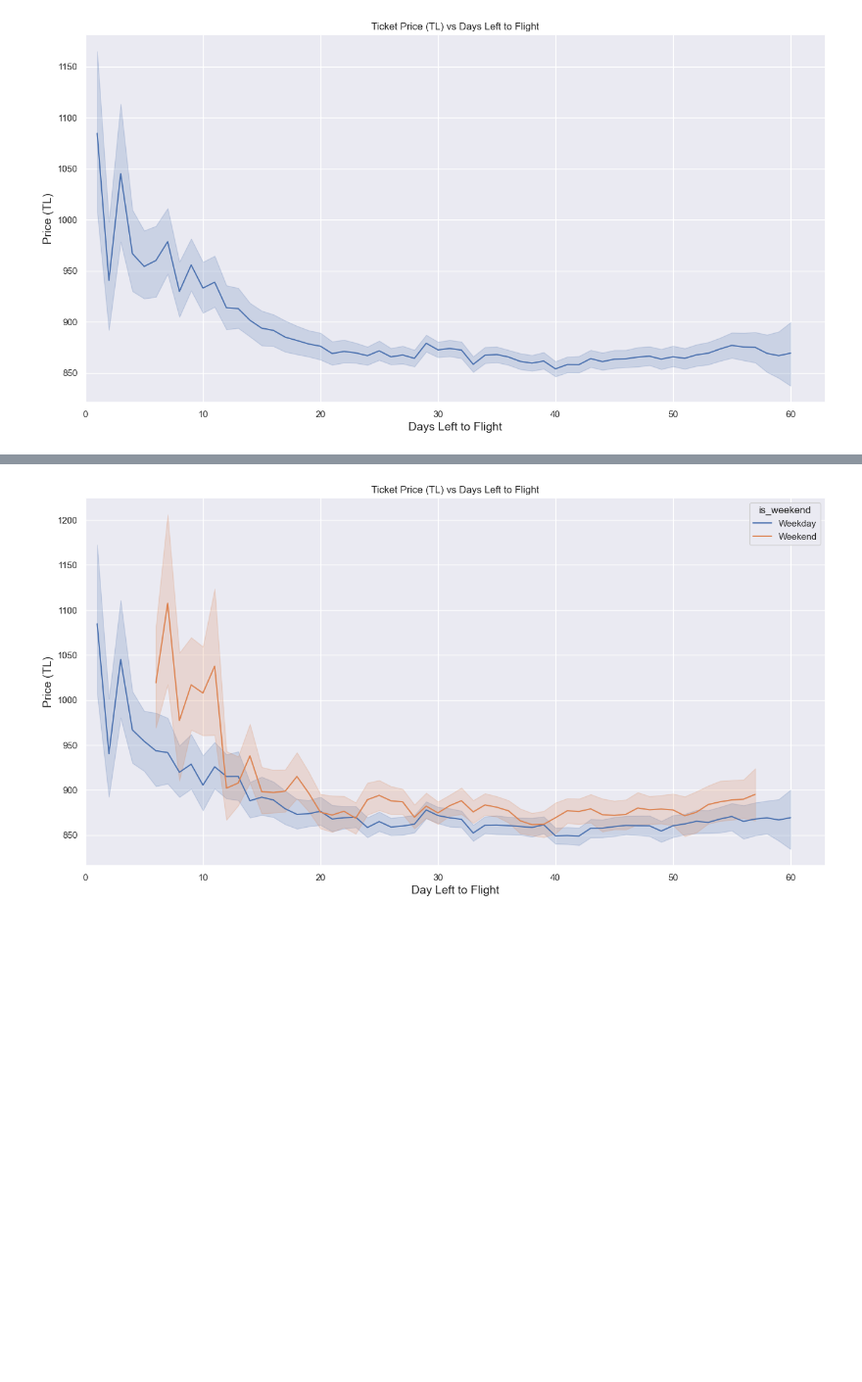
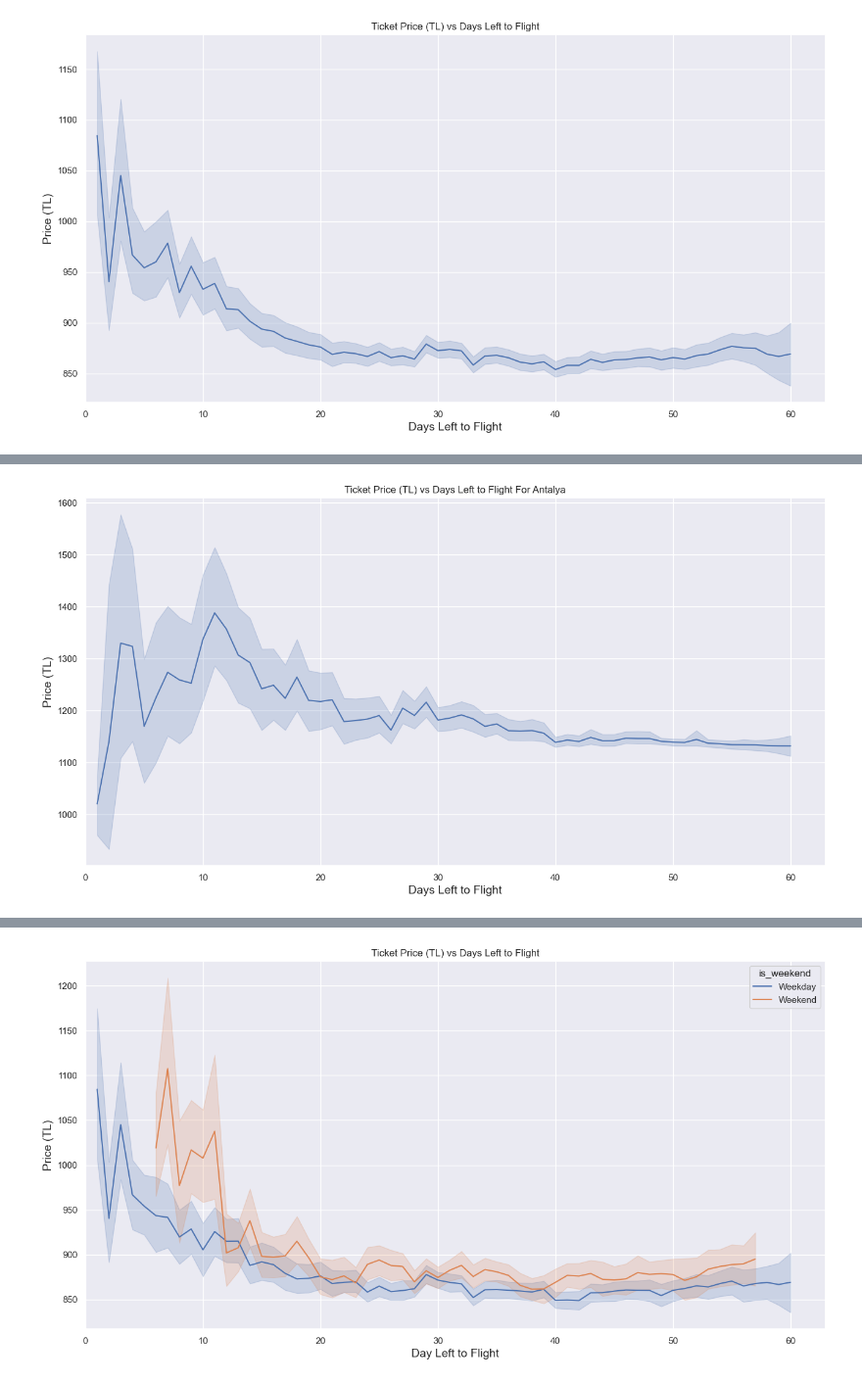
Before and after one commit to koglak/SWE599_Flight_Price_Estimation, a Jupyter notebook: Data_Visualization.ipynb, the cells around one changed output, grey strips where cells are left out. Shown at 98% size. Saved outputs shown, nothing was run; the diff lists cells and outputs as text; code cells hidden in the pictures; blank space fills up the shorter version.

```diff
--- a/Data_Visualization.ipynb
+++ b/Data_Visualization.ipynb
@@ -400,0 +411,10 @@ plt.show()
+# %%
+plt.figure(figsize = (16, 8))
+ax=sns.lineplot(data = df[df["arrival_city"]=="Antalya"], x = 'remaining_day_to_flight', y= 'price_try')
+plt.title('Ticket Price (TL) vs Days Left to Flight For Antalya')
+plt.xlabel('Days Left to Flight',fontsize=14)
+plt.ylabel('Price (TL)',fontsize=14)
+ax.set(xlim=(0, None))
+plt.show()
+# %% [output]
+[figure, added]
```
Also changed, not shown: parts of 8 cells of this notebook, 7 other files.
